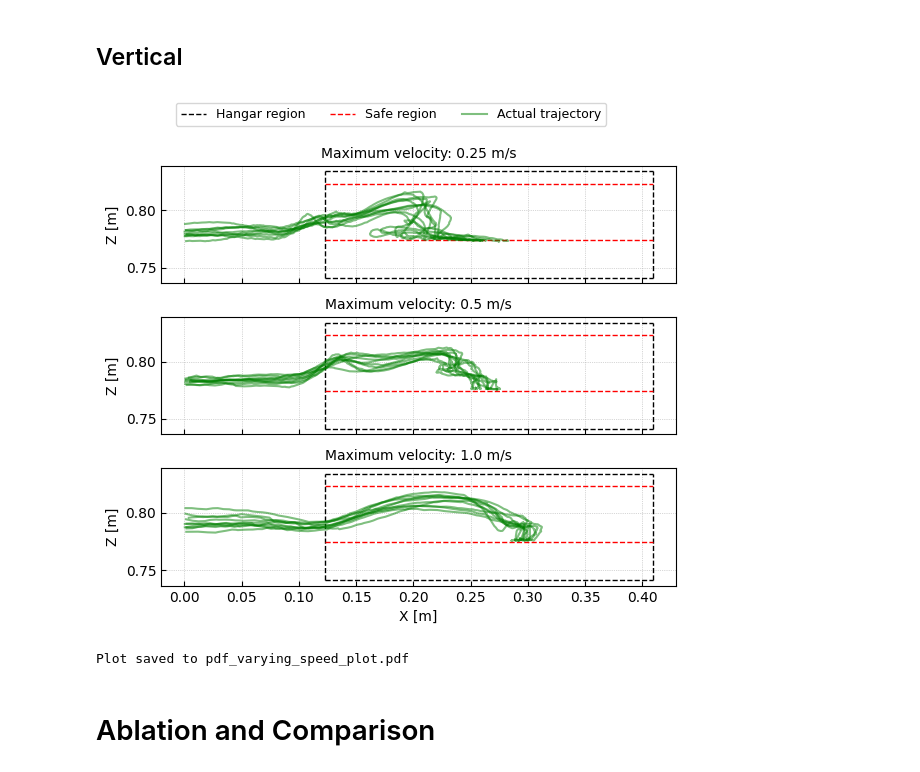
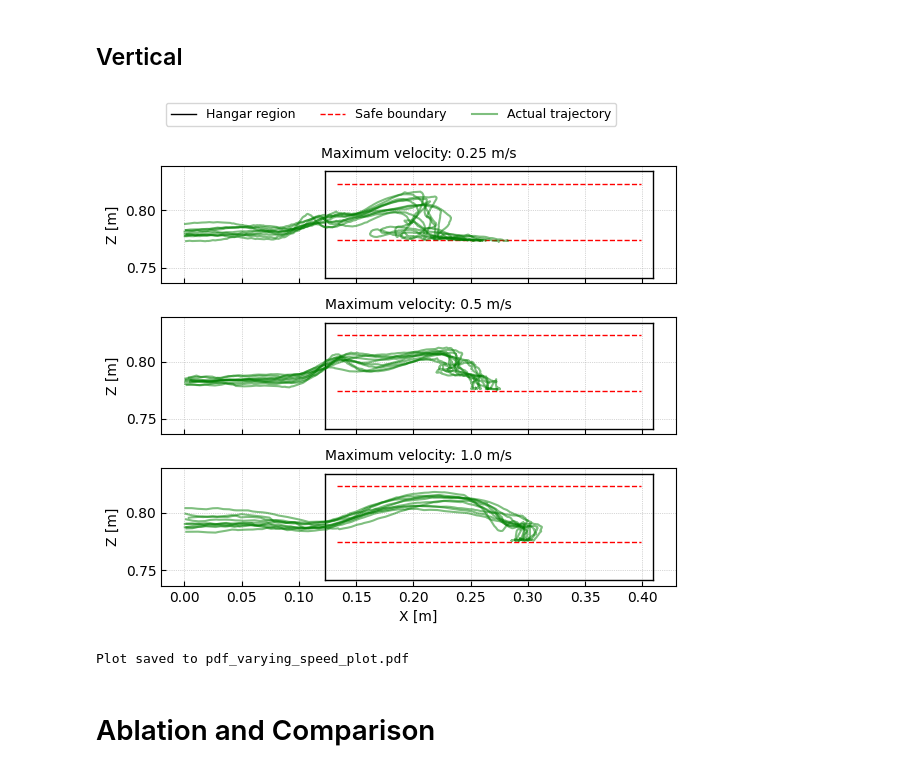
Before and after one commit to XinLong-Li/uav_trajectories, a Jupyter notebook: scripts/plot_final.ipynb, the cells around one changed output. Cells and saved outputs as stored; diff of their text form; code cells hidden in the pictures.

```diff
--- a/scripts/plot_final.ipynb
+++ b/scripts/plot_final.ipynb
@@ -370,7 +372,7 @@ import uav_trajectory
 import pandas as pd
 import glob
 
-def plot_hangar_box(ax: plt.Axes, style = 'k--', line_width = 1):
+def plot_hangar_box(ax: plt.Axes, style = 'k-', line_width = 1):
     x_min, x_max = 0.155 - 0.032, 0.377 + 0.032
     z_min, z_max = 0.741, 0.834
     ax.plot([x_min, x_max], [z_min, z_min], style, linewidth = line_width, label = 'Hangar region')  # Bottom
@@ -379,9 +381,9 @@ def plot_hangar_box(ax: plt.Axes, style = 'k--', line_width = 1):
     ax.plot([x_max, x_max], [z_min, z_max], style, linewidth = line_width)  # Right
 
 def plot_safe_barrier(ax: plt.Axes, style = 'r--', line_width = 1):
-    x_min, x_max = 0.155 - 0.032, 0.377 + 0.032
+    x_min, x_max = 0.155 - 0.032 + 0.01, 0.377 + 0.032 - 0.01
     z_min, z_max = 0.741+0.033, 0.834-0.011
-    ax.plot([x_min, x_max], [z_min, z_min], style, linewidth = line_width, label = 'Safe region')  # Bottom
+    ax.plot([x_min, x_max], [z_min, z_min], style, linewidth = line_width, label = 'Safe boundary')  # Bottom
     ax.plot([x_min, x_max], [z_max, z_max], style, linewidth = line_width)  # Top
     # ax.plot([x_min, x_min], [z_min, z_max], style, linewidth = line_width)  # Left
     # ax.plot([x_max, x_max], [z_min, z_max], style, linewidth = line_width)  # Right
@@ -494,7 +496,7 @@ if __name__ == '__main__':
         axs[0, j].imshow(plt.imread(img_path))
         axs[0, j].axis('off')
         axs[0, j].set_aspect('equal')
-        add_simple_scale_bar(axs[0, j], length_label="10 cm", color='yellow',
+        add_simple_scale_bar(axs[0, j], length_label="10 cm", color='white',
                              x_pos_frac=0.85, y_pos_frac=0.8, length_frac=0.1, font_size=9)
         axs[0, j].set_title(f'{label.capitalize()} height snapshot', fontsize=10)
 
@@ -536,14 +538,14 @@ if __name__ == '__main__':
 
         # Add a rectangle to ax_full
         rect = Rectangle((x1, y1), x2-x1, y2-y1,
-                         facecolor='none', edgecolor='cyan', linewidth=1.5, linestyle='-', zorder=3)
+                         facecolor='none', edgecolor='blue', linewidth=1, linestyle='-', zorder=3)
         ax_full.add_patch(rect)
 
 # From bottom-left of rect to top-left of ax_zoom
         con1 = ConnectionPatch(xyA=(x1, y1), xyB=(0, 1),
                                coordsA="data", coordsB="axes fraction",
                                axesA=ax_full, axesB=ax_zoom,
-                               color="cyan", linestyle='-', linewidth=1.5,
+                               color="blue", linestyle='-', linewidth=1,
                                zorder=3)
         fig.add_artist(con1)
 
@@ -551,7 +553,7 @@ if __name__ == '__main__':
         con2 = ConnectionPatch(xyA=(x2, y1), xyB=(1, 1),
                                coordsA="data", coordsB="axes fraction",
                                axesA=ax_full, axesB=ax_zoom,
-                               color="cyan", linestyle='-', linewidth=1.5,
+                               color="blue", linestyle='-', linewidth=1,
                                zorder=3)
         fig.add_artist(con2)
 
@@ -760,7 +762,7 @@ import numpy as np
 import glob
 import uav_trajectory
 
-def plot_hangar_box(ax: plt.Axes, style = 'k--', line_width = 1):
+def plot_hangar_box(ax: plt.Axes, style = 'k-', line_width = 1):
     x_min, x_max = 0.155 - 0.032, 0.377 + 0.032
     z_min, z_max = 0.741, 0.834
     ax.plot([x_min, x_max], [z_min, z_min], style, linewidth = line_width, label = 'Hangar region')  # Bottom
@@ -769,9 +771,9 @@ def plot_hangar_box(ax: plt.Axes, style = 'k--', line_width = 1):
     ax.plot([x_max, x_max], [z_min, z_max], style, linewidth = line_width)  # Right
 
 def plot_safe_barrier(ax: plt.Axes, style = 'r--', line_width = 1):
-    x_min, x_max = 0.155 - 0.032, 0.377 + 0.032
+    x_min, x_max = 0.155 - 0.032 + 0.01, 0.377 + 0.032 - 0.01
     z_min, z_max = 0.741+0.033, 0.834-0.011
-    ax.plot([x_min, x_max], [z_min, z_min], style, linewidth = line_width, label = 'Safe region')  # Bottom
+    ax.plot([x_min, x_max], [z_min, z_min], style, linewidth = line_width, label = 'Safe boundary')  # Bottom
     ax.plot([x_min, x_max], [z_max, z_max], style, linewidth = line_width)  # Top
     # ax.plot([x_min, x_min], [z_min, z_max], style, linewidth = line_width)  # Left
     # ax.plot([x_max, x_max], [z_min, z_max], style, linewidth = line_width)  # Right
@@ -874,34 +876,34 @@ if __name__ == '__main__':
             if l not in labels:
                 handles.append(h)
                 labels.append(l)
 
     for ax in axs:
         ax.tick_params(axis='both', direction='in')
 
     # Add global legend, adjusted bbox_to_anchor for vertical layout
     # fig.legend(handles, labels, loc='upper center', bbox_to_anchor=(0.55, 1.0), ncol=3, fontsize=8)
 
     # # Adjust layout to prevent overlap and optimize spacing
     # plt.subplots_adjust(hspace=0.0) # Reduce vertical space between subplots
     # plt.tight_layout(rect=[0, 0, 1, 0.95]) # Adjust rect to make space for the legend at the top
 
     fig.legend(handles, labels, loc='upper center', bbox_to_anchor=(0.5, 1.0), ncol=3, fontsize=9)
 
     for i in range(3): # Loop through 3 subplots
         axs[i].tick_params(axis='both', direction='in')
 
 
     plt.tight_layout(rect=[0, 0, 1, 0.95]) # Adjust rect to make space for the legend
     plt.subplots_adjust(hspace=0.0) # Reduce horizontal space between subplots
 
     # Save as PDF
     output_file = 'pdf_varying_speed_plot.pdf'
     dpi = 300
     plt.savefig(output_file, format='pdf', dpi=dpi, bbox_inches='tight')
     plt.show()
     print(f"Plot saved to {output_file}")
 # %% [output]
-[figure, old version]
+[figure, new version]
 Plot saved to pdf_varying_speed_plot.pdf
 # %% [markdown]
 # Ablation and Comparison
```
Also changed, not shown: parts of 4 cells of this notebook, 17 other files.
